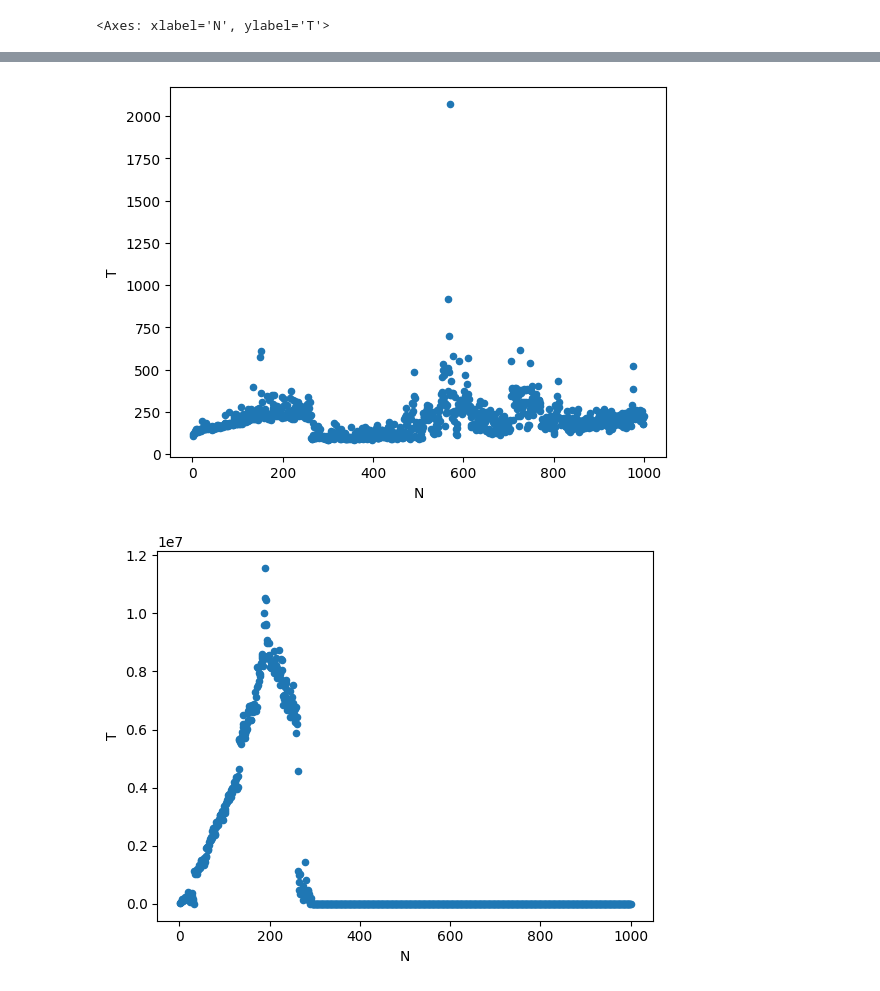
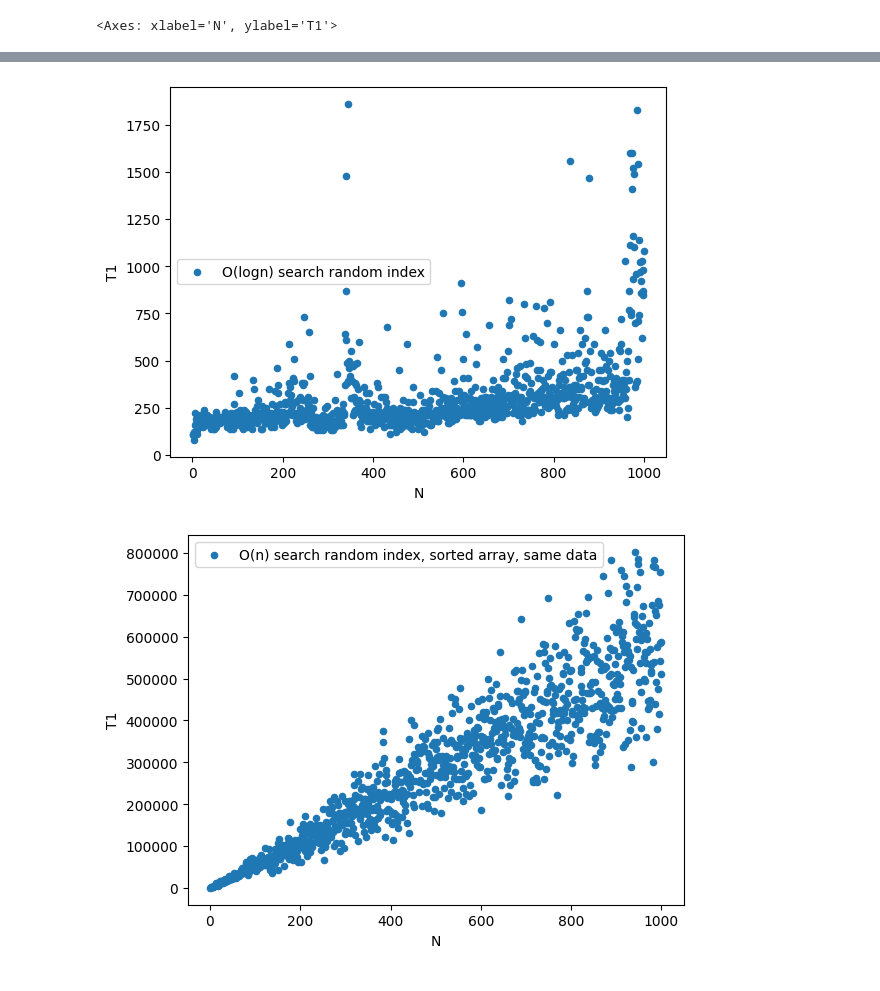
Before and after one commit to LOGHITER/lab01, a Jupyter notebook: lab01/graph.ipynb, the cells around one changed output, grey strips where cells are left out. Drawn from its saved outputs; the diff is of its cells as text; code cells hidden in the pictures.

```diff
--- a/lab01/graph.ipynb
+++ b/lab01/graph.ipynb
@@ -10,12 +10,17 @@ bsr = pd.read_csv('data_binar_search_rand.csv')
 bsfa = pd.read_csv('data_binar_search_from_array.csv')
 sum = pd.read_csv('data_sum.csv')
 qsum = pd.read_csv('data_QSumSearch_rand.csv')
+data = pd.read_csv('data.csv')
 
 #sum.plot.scatter(x='N', y='T')
-sr.plot.scatter(x = 'N', y = 'T')
-sfa.plot.scatter(x = 'N', y = 'T')
-bsr.plot.scatter(x = 'N', y = 'T')
-bsfa.plot.scatter(x = 'N', y = 'T')
-qsum.plot.scatter(x = 'N', y = 'T')
+sr.plot.scatter(x = 'N', y = 'T1', label = 'O(n) search random int, unsorted array')
+sfa.plot.scatter(x = 'N', y = 'T1', label = 'O(n) search random index, unsorted array')
+bsr.plot.scatter(x = 'N', y = 'T1', label = 'O(logn) search random int')
+bsfa.plot.scatter(x = 'N', y = 'T1', label = 'O(logn) search random index')
+
+data.plot.scatter(x = 'N', y = 'T1', label = 'O(n) search random index, sorted array, same data')
+data.plot.scatter(x = 'N', y = 'T2', label = 'O(logn) search, random index, same data')
+
+sum.plot.scatter(x = 'N', y = 'T1', label = 'O($n^2$) sum search, rand index, unsorted array')
 # %% [output]
-<Axes: xlabel='N', ylabel='T'>
+<Axes: xlabel='N', ylabel='T1'>
@@ -25,2 +30,2 @@ qsum.plot.scatter(x = 'N', y = 'T')
-[figure, old version]
+[figure, new version]
-[figure, old version]
+[figure, new version]
```
Also changed, not shown: parts of 1 cell of this notebook, 8 other files.
